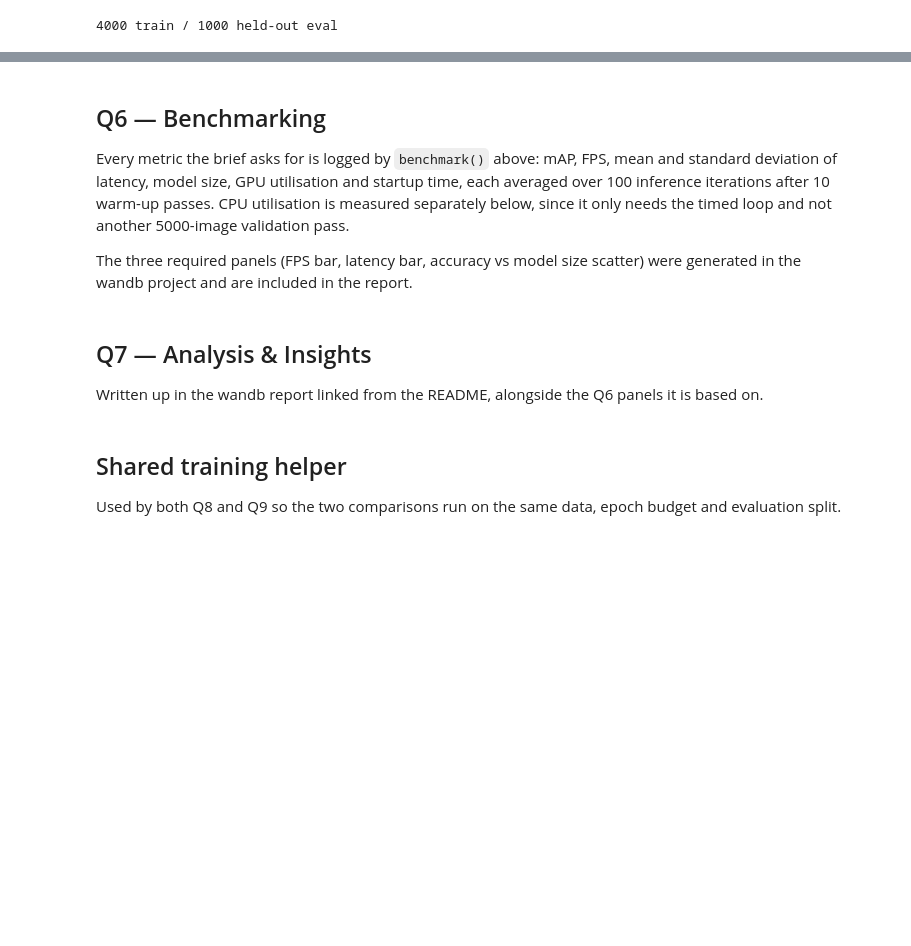
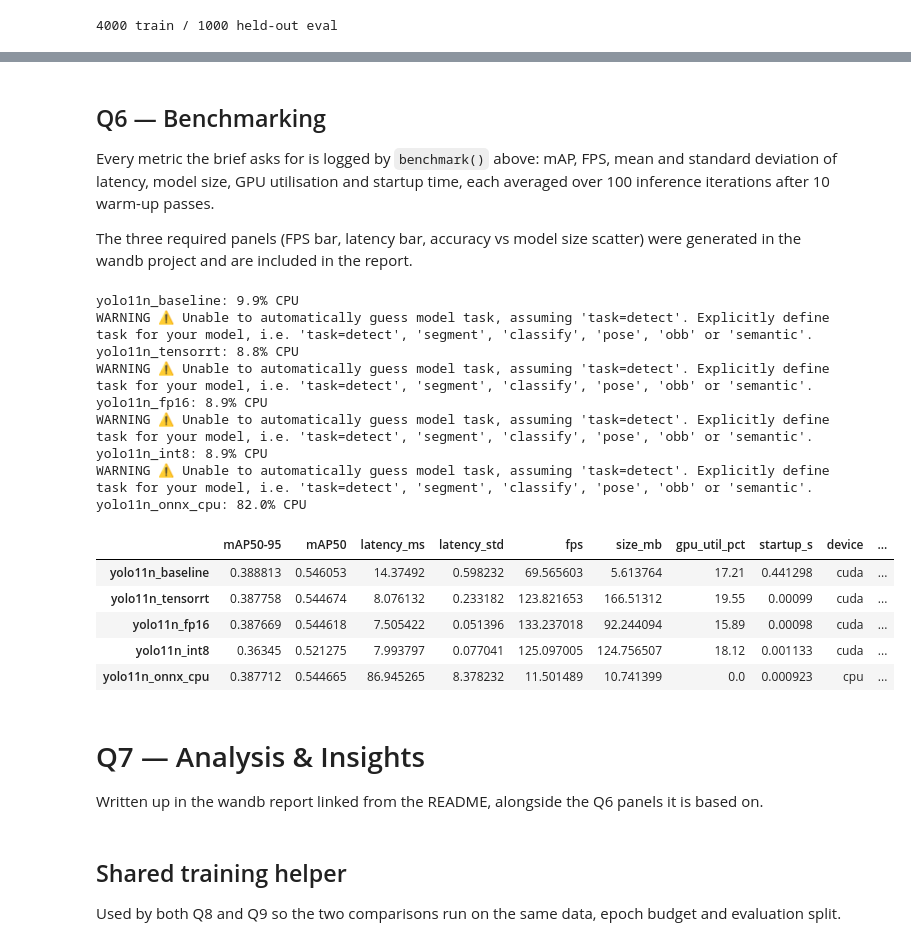
Before and after one commit to SanjuktaK/Atri_ai_assignment, a Jupyter notebook: Assignment2/Assignment2.ipynb, the cells around one changed output, grey strips where cells are left out. Drawn from its saved outputs; the diff is of its cells as text; code cells hidden in the pictures; blank space fills up the shorter version.

```diff
--- a/Assignment2/Assignment2.ipynb
+++ b/Assignment2/Assignment2.ipynb
@@ -303,40 +296,53 @@ for rnd, amount in enumerate([0.2, 0.5, 0.7], start=1):
 
 Every metric the brief asks for is logged by `benchmark()` above: mAP, FPS, mean and
 standard deviation of latency, model size, GPU utilisation and startup time, each averaged
-over 100 inference iterations after 10 warm-up passes. CPU utilisation is measured
-separately below, since it only needs the timed loop and not another 5000-image validation
-pass.
+over 100 inference iterations after 10 warm-up passes.
 
 The three required panels (FPS bar, latency bar, accuracy vs model size scatter) were
 generated in the wandb project and are included in the report.
 # %%
 def cpu_util(name, weights, device=None, iters=100):
-    """CPU utilisation over the timed loop only, so we do not repeat val()."""
     model = YOLO(weights)
     for _ in range(10):
         model(SAMPLE, device=device, verbose=False)
 
     psutil.cpu_percent(interval=None)          # reset the counter
     for _ in range(iters):
         model(SAMPLE, device=device, verbose=False)
     pct = psutil.cpu_percent(interval=None)
 
     print(f"{name}: {pct:.1f}% CPU")
     return pct
 
 for name, w, d in [("yolo11n_baseline", "yolo11n.pt", None),
                    ("yolo11n_tensorrt", "yolo11n_fp32.engine", None),
                    ("yolo11n_fp16",     "yolo11n_fp16.engine", None),
                    ("yolo11n_int8",     "yolo11n_int8.engine", None),
                    ("yolo11n_onnx_cpu", "yolo11n.onnx", "cpu")]:
     try:
         results[name]["cpu_util_pct"] = cpu_util(name, w, d)
     except Exception as e:
         print(f"{name} skipped: {type(e).__name__}: {e}")
 
 pd.DataFrame(results).T
+# %% [output]
+yolo11n_baseline: 9.9% CPU
+WARNING ⚠️ Unable to automatically guess model task, assuming 'task=detect'. Explicitly define task for your model, i.e. 'task=detect', 'segment', 'classify', 'pose', 'obb' or 'semantic'.
+yolo11n_tensorrt: 8.8% CPU
+WARNING ⚠️ Unable to automatically guess model task, assuming 'task=detect'. Explicitly define task for your model, i.e. 'task=detect', 'segment', 'classify', 'pose', 'obb' or 'semantic'.
+yolo11n_fp16: 8.9% CPU
+WARNING ⚠️ Unable to automatically guess model task, assuming 'task=detect'. Explicitly define task for your model, i.e. 'task=detect', 'segment', 'classify', 'pose', 'obb' or 'semantic'.
+yolo11n_int8: 8.9% CPU
+WARNING ⚠️ Unable to automatically guess model task, assuming 'task=detect'. Explicitly define task for your model, i.e. 'task=detect', 'segment', 'classify', 'pose', 'obb' or 'semantic'.
+yolo11n_onnx_cpu: 82.0% CPU
+|  | mAP50-95 | mAP50 | latency_ms | latency_std | fps | size_mb | gpu_util_pct | startup_s | device | ... |
+| yolo11n_baseline | 0.388813 | 0.546053 | 14.37492 | 0.598232 | 69.565603 | 5.613764 | 17.21 | 0.441298 | cuda | ... |
+| yolo11n_tensorrt | 0.387758 | 0.544674 | 8.076132 | 0.233182 | 123.821653 | 166.51312 | 19.55 | 0.00099 | cuda | ... |
+| yolo11n_fp16 | 0.387669 | 0.544618 | 7.505422 | 0.051396 | 133.237018 | 92.244094 | 15.89 | 0.00098 | cuda | ... |
+| yolo11n_int8 | 0.36345 | 0.521275 | 7.993797 | 0.077041 | 125.097005 | 124.756507 | 18.12 | 0.001133 | cuda | ... |
+| yolo11n_onnx_cpu | 0.387712 | 0.544665 | 86.945265 | 8.378232 | 11.501489 | 10.741399 | 0.0 | 0.000923 | cpu | ... |
 # %% [markdown]
-## Q7 — Analysis & Insights
+# Q7 — Analysis & Insights
 
 Written up in the wandb report linked from the README, alongside the Q6 panels it is based on.
 # %% [markdown]
```
Also changed, not shown: parts of 32 cells of this notebook, 2 other files.
